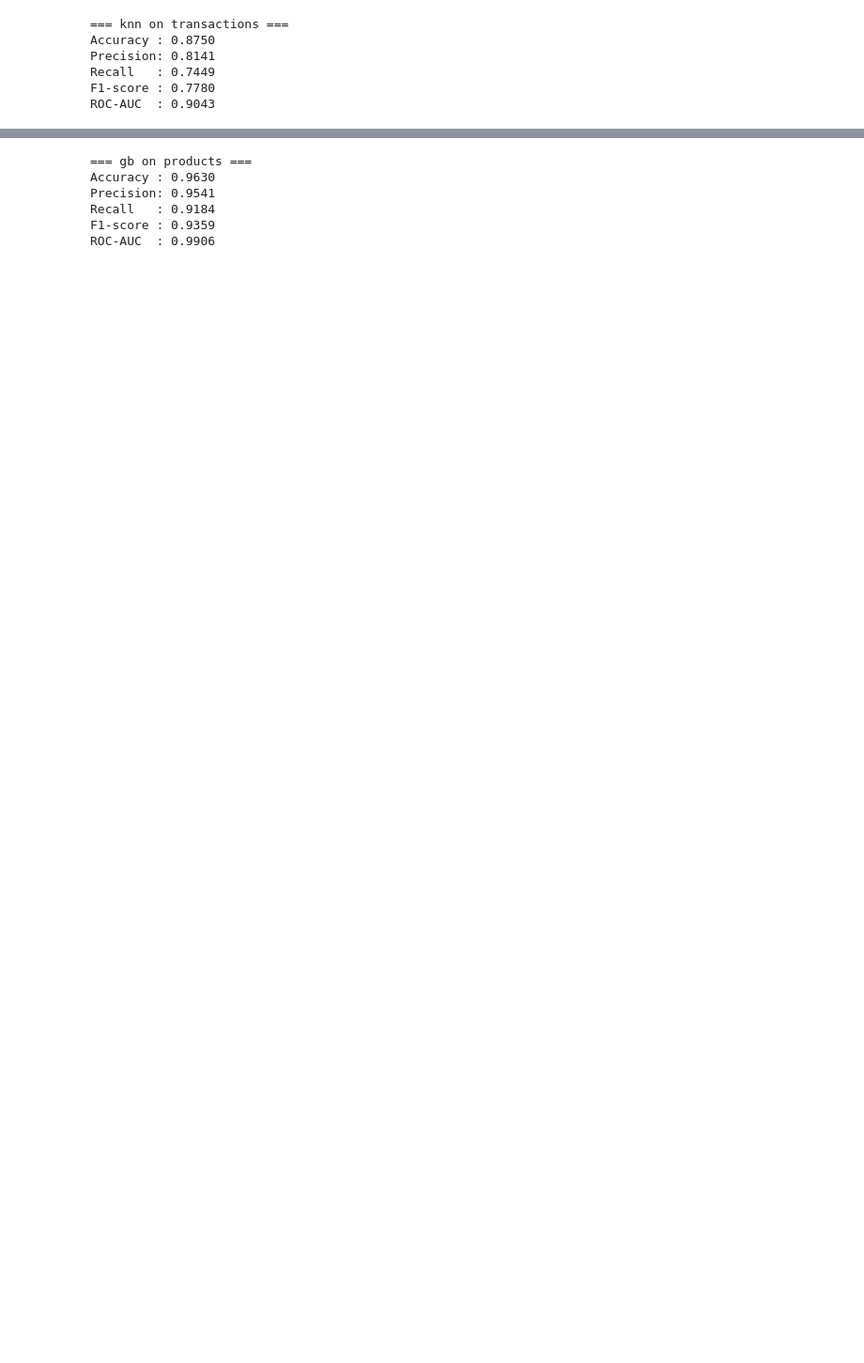
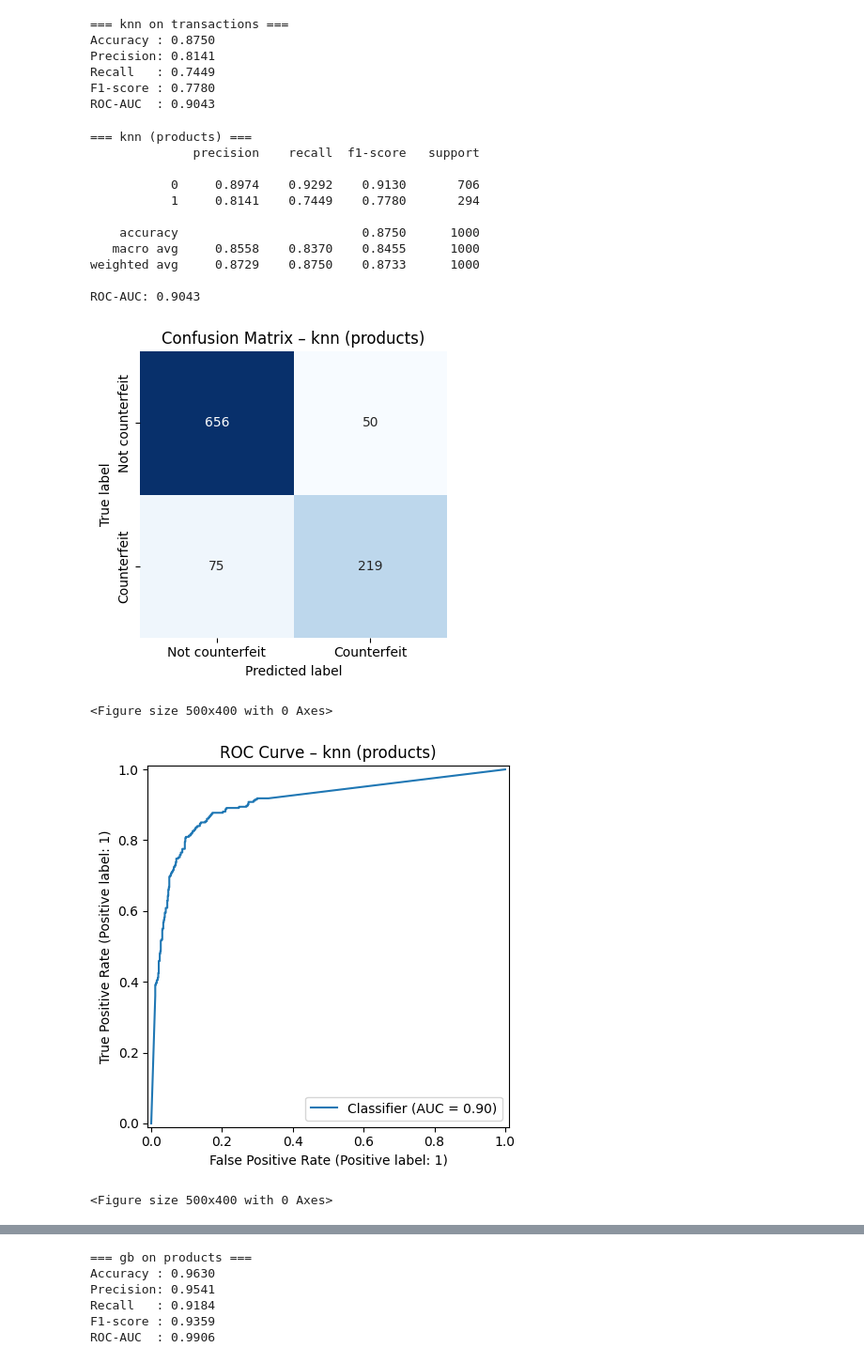
Before and after one commit to tmaddox23/DS3000-Project-Group18, a Jupyter notebook: notebooks/02_eda_products.ipynb, the cells around one changed output, grey strips where cells are left out. Shown at 94% size. Drawn from its saved outputs; the diff is of its cells as text; code cells hidden in the pictures; blank space fills up the shorter version.

```diff
--- a/notebooks/02_eda_products.ipynb
+++ b/notebooks/02_eda_products.ipynb
@@ -147,3 +175,27 @@ F1-score : 0.7780
 ROC-AUC  : 0.9043
 # %%
 #plotting
+evaluate_and_plot_classifier(
+    clf,
+    X_test,
+    y_test,
+    model_name="knn",
+    dataset_name="products",
+    df=df_products
+)
+# %% [output]
+=== knn (products) ===
+              precision    recall  f1-score   support
+
+           0     0.8974    0.9292    0.9130       706
+           1     0.8141    0.7449    0.7780       294
+
+    accuracy                         0.8750      1000
+   macro avg     0.8558    0.8370    0.8455      1000
+weighted avg     0.8729    0.8750    0.8733      1000
+
+ROC-AUC: 0.9043
+[figure, added]
+<Figure size 500x400 with 0 Axes>
+[figure, added]
+<Figure size 500x400 with 0 Axes>
```
Also changed, not shown: parts of 16 cells of this notebook.
